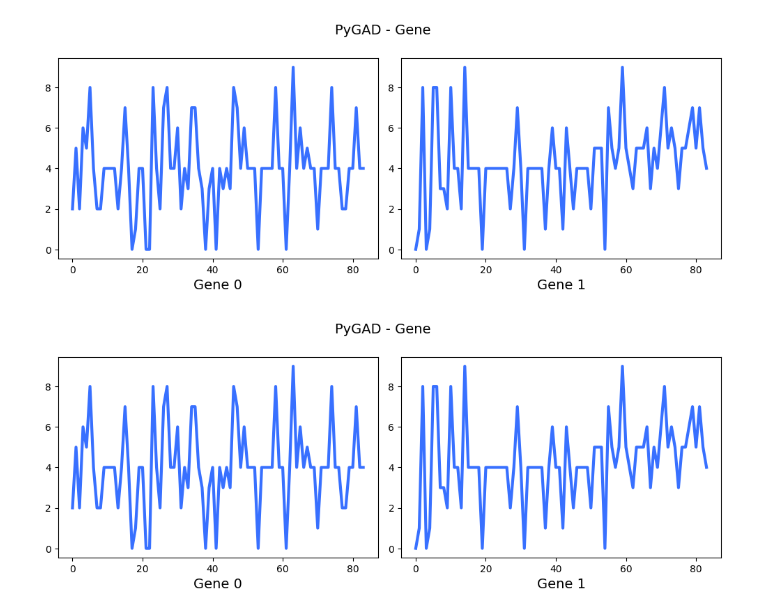
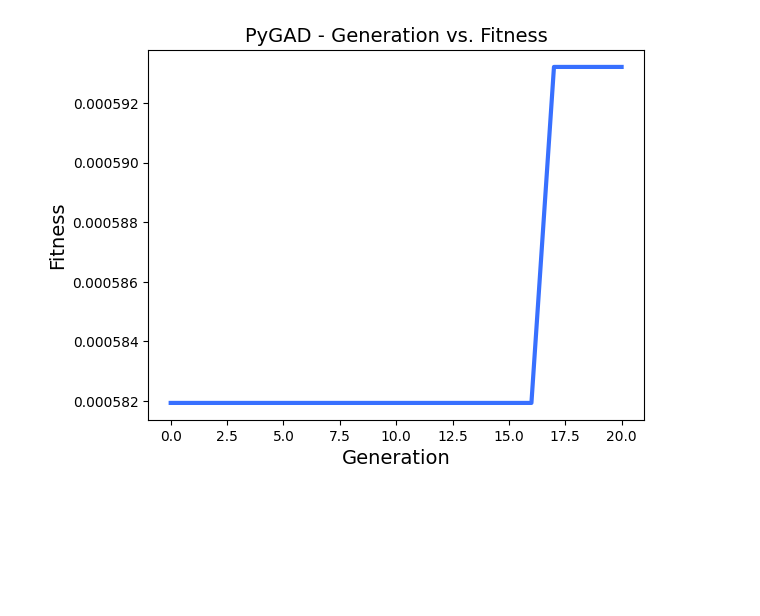
Before and after one commit to fideldalmasso/ic2022, a Jupyter notebook: TP2/notebook2.ipynb, the cells around one changed output. Saved outputs shown, nothing was run; the diff lists cells and outputs as text; code cells hidden in the pictures; blank space fills up the shorter version.

```diff
--- a/TP2/notebook2.ipynb
+++ b/TP2/notebook2.ipynb
@@ -127,5 +147,4 @@ ga_instance.plot_fitness()
-# %%
-ga_instance.plot_genes()
-# %% [output]
-[figure, removed]
-[figure, removed]
+# %%
+tmp = ga_instance.plot_fitness()
+# %% [output]
+[figure, added]
```
Also changed, not shown: parts of 8 cells of this notebook.
